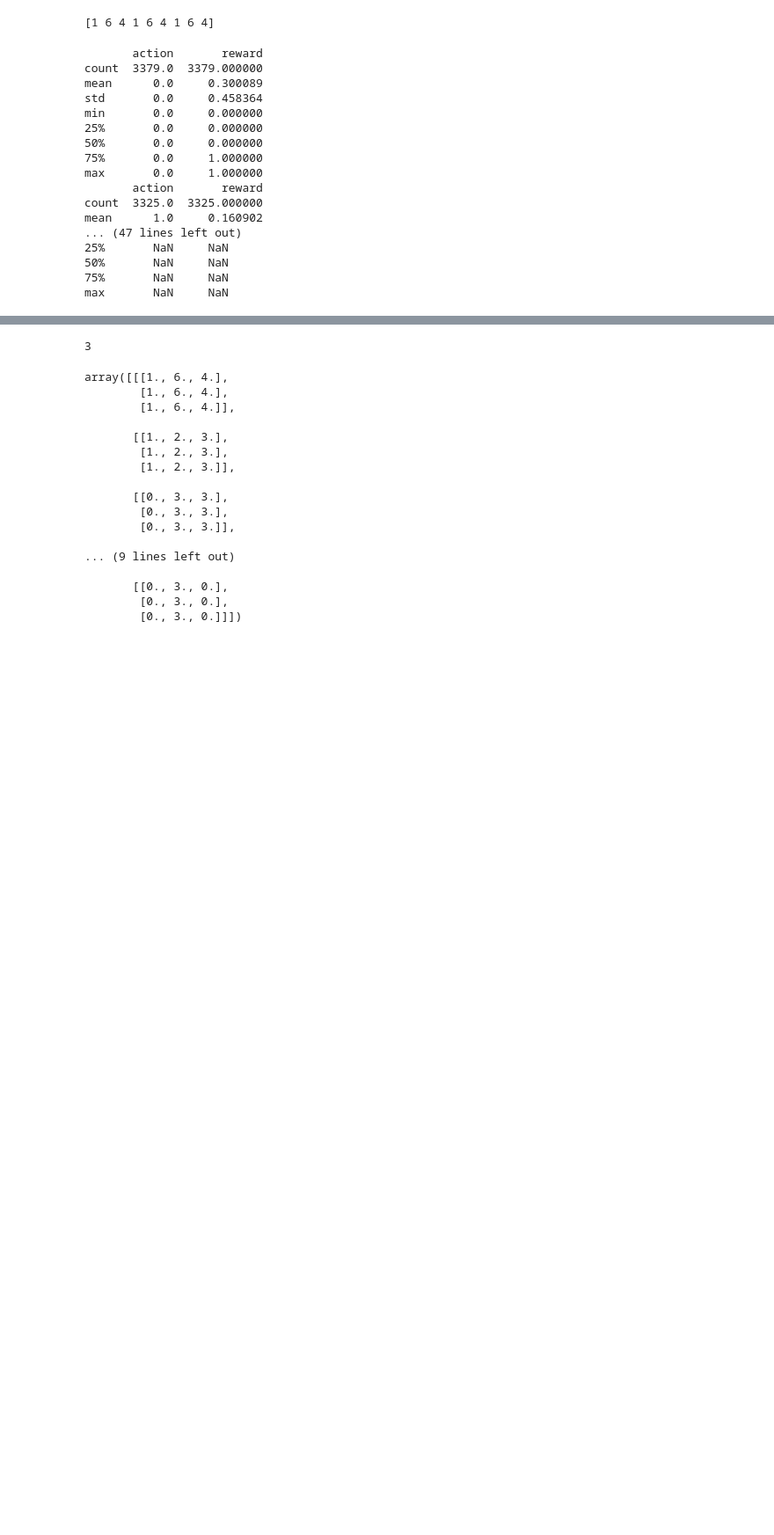
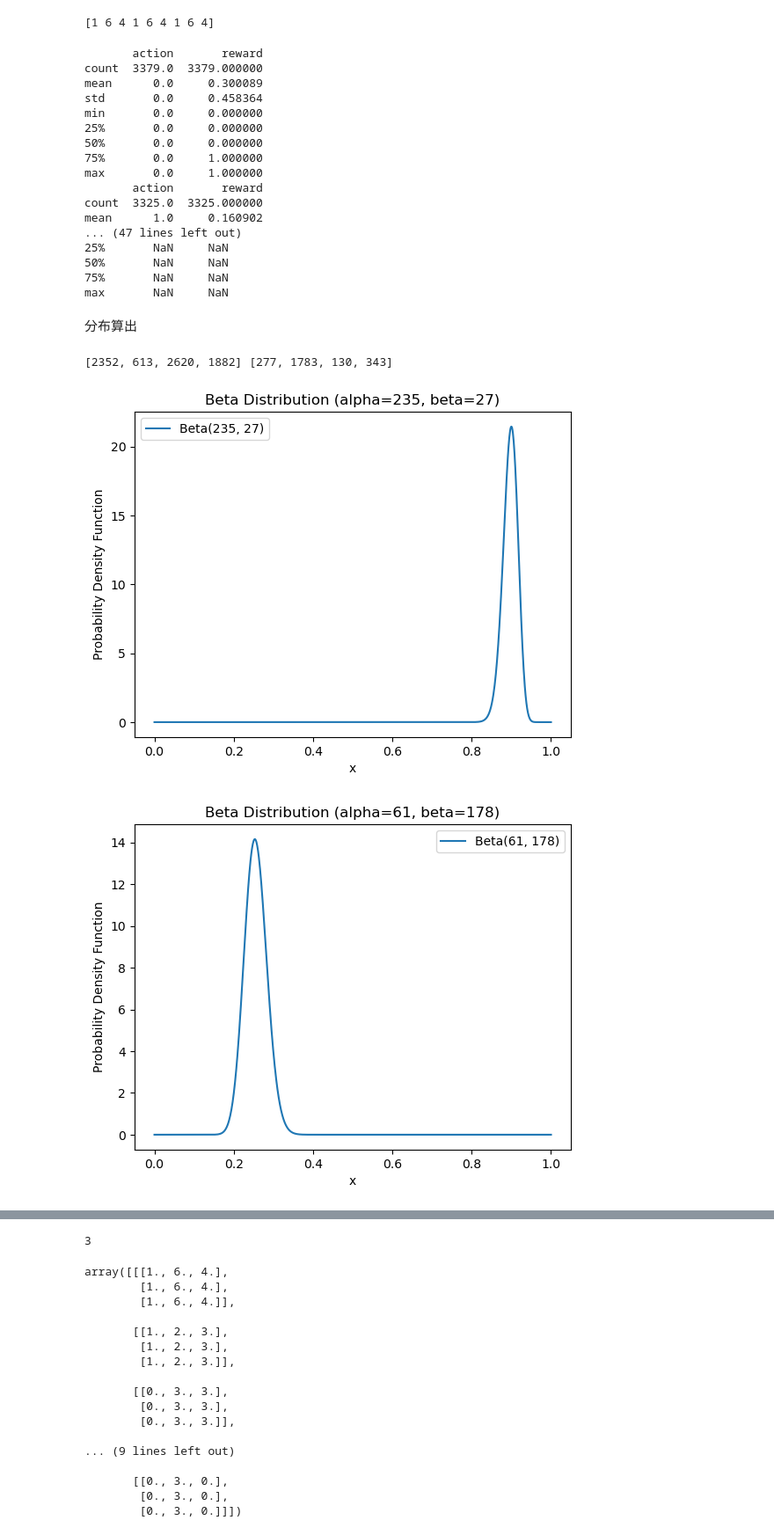
Before and after one commit to shobigrock/sotsuron, a Jupyter notebook: MABs_3_dims_3_actions.ipynb, the cells around one changed output, grey strips where cells are left out. Shown: that part at 88% size. Drawn from its saved outputs; the diff is of its cells as text; code cells hidden in the pictures; blank space fills up the shorter version.

```diff
--- a/MABs_3_dims_3_actions.ipynb
+++ b/MABs_3_dims_3_actions.ipynb
@@ -111,9 +111,9 @@ n_dims = 3
 # df["Browser"] = np.random.choice(["Opera","Chrome","Safari"], length, p = [.1,.6,.3])
 
 df["action"] = np.random.randint(0, n_arms, size=length)
-df["Gender"] = np.random.choice([1, 0], length, p=[0.5, 0.5])
-df["AgeGroup"] = np.random.choice([0,1,2,3,4,5,6,7], length, p = [.08,.12,.18,.22,.18,.12,.08,.02])
-df["Program"] = np.random.choice([0,1,2,3,4,5], length, p = [.2,.03,.17,.25,.30,.05])
+df["Gender"] = np.random.randint(0, 10, size=length)
+df["AgeGroup"] = np.random.randint(0, 10, size=length)
+df["Program"] = np.random.randint(0, 10, size=length)
 # df["Income"] = np.random.randint(0, 10, size=length)
 # df["State"] = np.random.choice([0,1,2,3,4], length, p = [.2,.3,.35,.10,.05])
 # df["Device"] = np.random.choice([0,1,2], length, p = [.6,.35,.05])
@@ -260,3 +260,72 @@ mean      1.0     0.160902
 50%       NaN     NaN
 75%       NaN     NaN
 max       NaN     NaN
+# %% [markdown]
+分布算出
+# %%
+hyper_domain_count_list = [0] * 4  # 人工データの偏りを測るリスト1
+hyper_domain_reward_list = [0] * 4
+
+for row in df.itertuples():
+    # 報酬の値を高くしすぎた気がするので，紙に書いたよりも低い値に変更(平均0.25くらいになるように，，，)
+    tmp_a = row[1]
+
+    # 現在木は1本だけど，ブートストラップが不利になりそう ← 探索の複雑性が減少
+    # 行動ごとに複数本もあり得るが，今はスルー
+    if row[3] == threshold[0][tmp_a]:
+        if row[4] <= threshold[1][tmp_a]:
+            reward_set =np.append(reward_set, np.random.choice([0,1], p = [.90,.10]))
+            hyper_domain_count_list[0] += 1
+            hyper_domain_reward_list[0] += row[2]
+        else:
+            reward_set =np.append(reward_set, np.random.choice([0,1], p = [.25,.75]))  # 当たり
+            hyper_domain_count_list[1] += 1
+            hyper_domain_reward_list[1] += row[2]
+    else:
+        if row[5] <= threshold[2][tmp_a]:
+            reward_set =np.append(reward_set, np.random.choice([0,1], p = [.95,.05]))
+            hyper_domain_count_list[2] += 1
+            hyper_domain_reward_list[2] += row[2]
+        else:
+            reward_set =np.append(reward_set, np.random.choice([0,1], p = [.85,.15]))
+            hyper_domain_count_list[3] += 1
+            hyper_domain_reward_list[3] += row[2]
+
+    # 報酬の分布が簡単すぎる可能性
+    # 似たような分布を複数の葉ノードに設置してやって，試行回数重ねないといけないようにする
+    # 木の深さを調整出来るように関数組めたら〇
+
+    # ノードごと報酬の事後分布の被りがあるかどうか確認
+    # →β分布のα,β推定→pのヒストグラムを作る
+    # ノードごとにヒストグラムを見て分布に被っている所があるように調整する．
+
+alpha_list, beta_list = [a-b for a, b in zip(hyper_domain_count_list, hyper_domain_reward_list)], hyper_domain_reward_list
+print(alpha_list, beta_list)
+# %% [output]
+[2352, 613, 2620, 1882] [277, 1783, 130, 343]
+# %%
+# pの分布(β分布)を描画
+
+# import numpy as np
+# import matplotlib.pyplot as plt
+from scipy.stats import beta
+
+for i in range(4):
+    # パラメータ
+    alpha = alpha_list[i]  // 10
+    beta_para = beta_list[i] // 10
+
+    # Beta分布の確率密度関数を定義
+    x = np.linspace(0, 1, 1000)
+    pdf = beta.pdf(x, alpha, beta_para)
+
+    # グラフの描画
+    plt.plot(x, pdf, label=f'Beta({alpha}, {beta_para})')
+    plt.title(f'Beta Distribution (alpha={alpha}, beta={beta_para})')
+    plt.xlabel('x')
+    plt.ylabel('Probability Density Function')
+    plt.legend()
+    plt.show()
+# %% [output]
+[figure, added]
+[figure, added]
```
Also changed, not shown: parts of 3 cells of this notebook.
